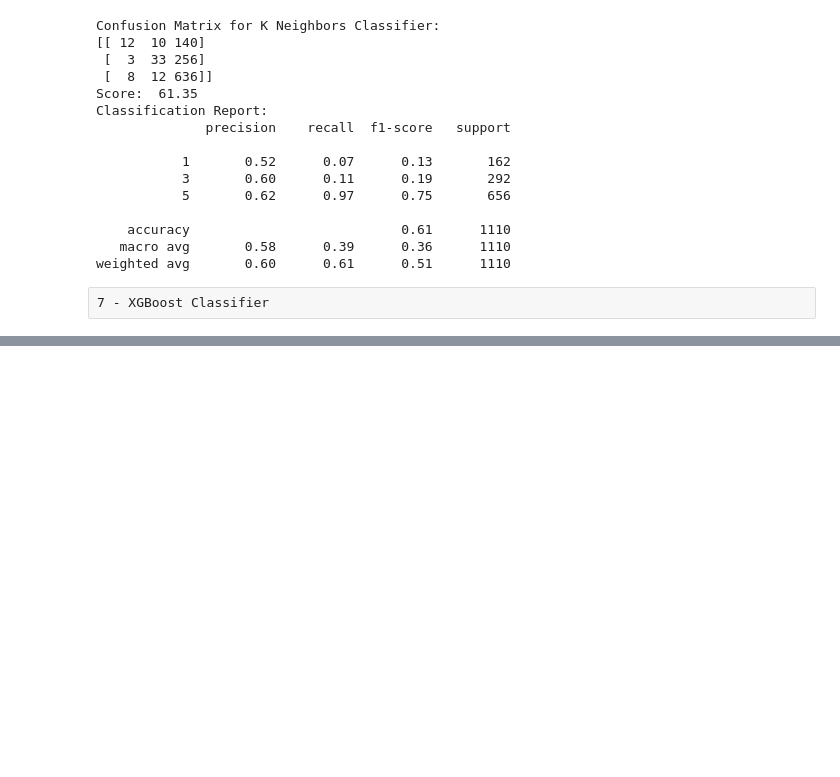
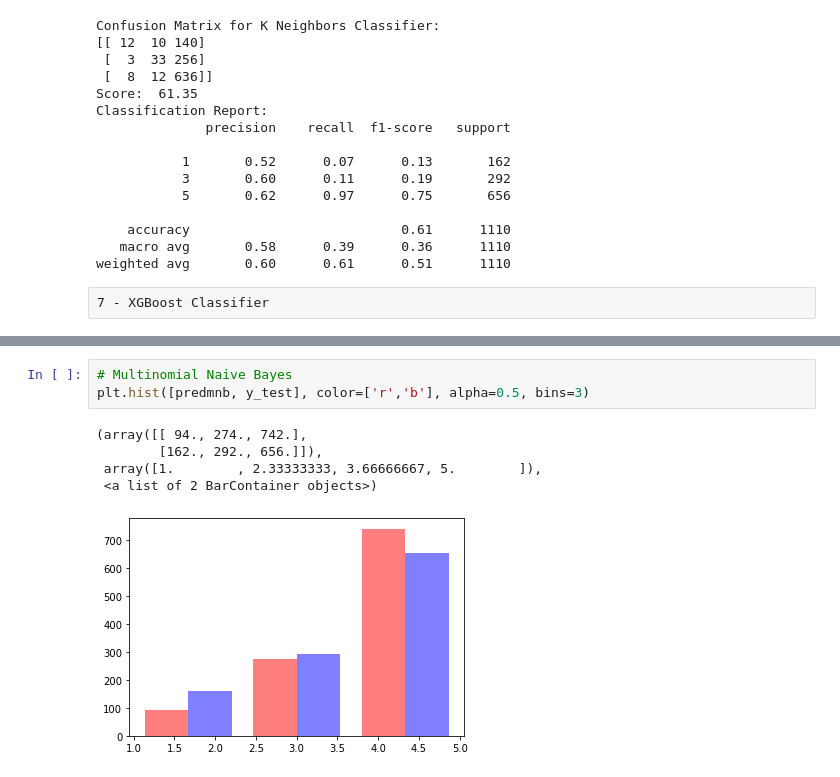
Before and after one commit to cynthialmy/Sentiment-Analysis-with-Scikit-learn, a Jupyter notebook: Sentiment-Analysis-with-Scikit-learn.ipynb, the cells around one changed output, grey strips where cells are left out. Cells and saved outputs as stored; diff of their text form; blank space fills up the shorter version.

```diff
--- a/Sentiment-Analysis-with-Scikit-learn.ipynb
+++ b/Sentiment-Analysis-with-Scikit-learn.ipynb
@@ -721,0 +708,9 @@ This can likely be fixed by normalizing the dataset to have equal number of revi
+# %%
+# Multinomial Naive Bayes
+plt.hist([predmnb, y_test], color=['r','b'], alpha=0.5, bins=3)
+# %% [output]
+(array([[ 94., 274., 742.],
+        [162., 292., 656.]]),
+ array([1.        , 2.33333333, 3.66666667, 5.        ]),
+ <a list of 2 BarContainer objects>)
+[figure, added]
```
Also changed, not shown: parts of 49 cells of this notebook.
